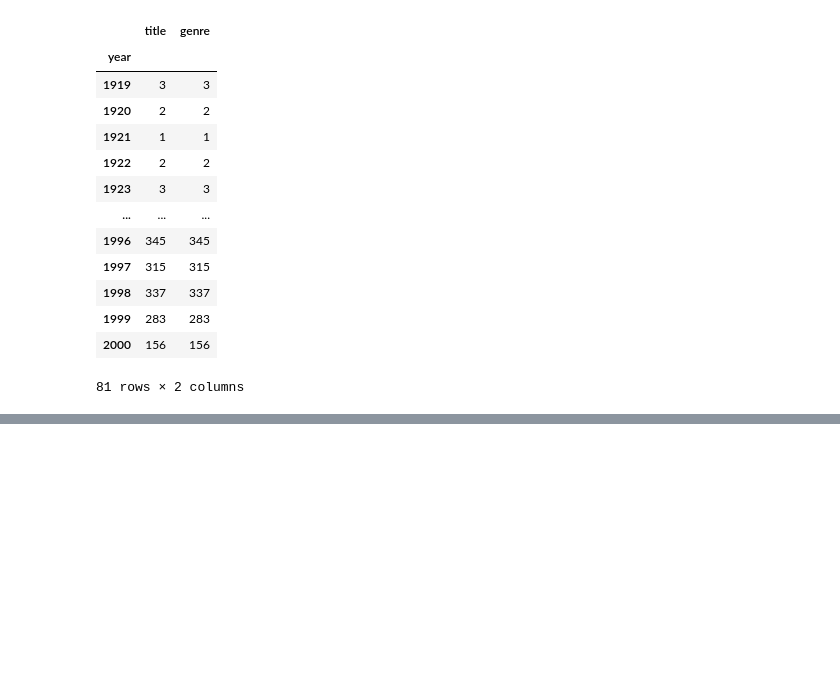
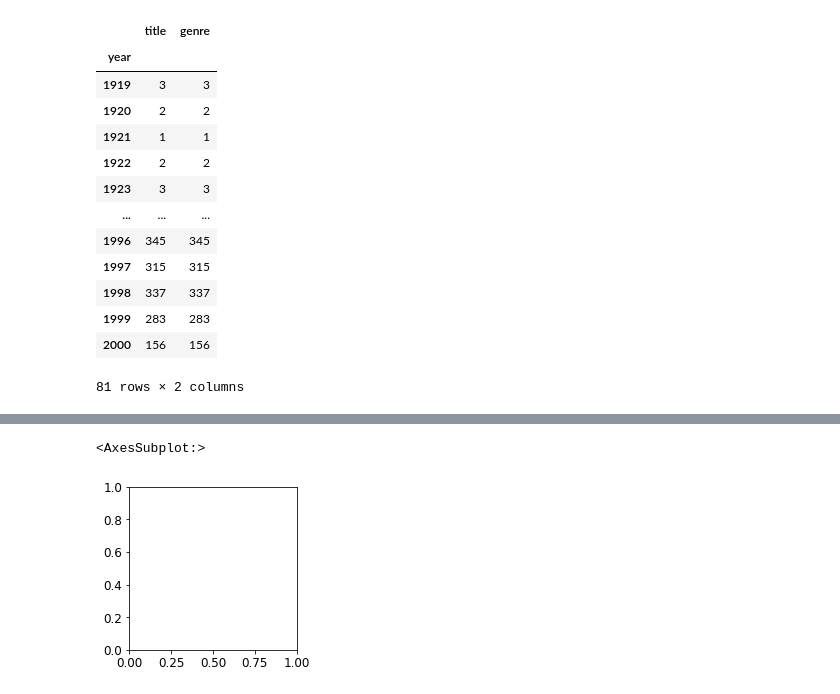
Before and after one commit to laurabersani/MLPNS_LBersani, a Jupyter notebook: MLPNS23_bootcamp.ipynb, the cells around one changed output, grey strips where cells are left out. Cells and saved outputs as stored; diff of their text form; code cells hidden in the pictures; blank space fills up the shorter version.

```diff
--- a/MLPNS23_bootcamp.ipynb
+++ b/MLPNS23_bootcamp.ipynb
@@ -436,0 +759,2 @@ Contare il numero
+# %%
+pl.rcParams
@@ -436,0 +779,3 @@ Contare il numero
+# %%
+pl.rcParams['font.size']=20 #per cambiare i parametri standard di pl.
+#oppure la funzione update
@@ -436,0 +788,8 @@ Contare il numero
+# %%
+pl.rcParams['font.size']=12
+# %%
+pl.figure(figsize=(3,3)).add_subplot(111) #111 oppure 1,1,1
+#il subplot è un set di assi, serve se volgio 2 grafici nella stessa fig. Gli 111 sono 1: riga, 1: colonna, 1: subplot a cui mi riferisco
+# %% [output]
+<AxesSubplot:>
+[figure, added]
```
Also changed, not shown: parts of 61 cells of this notebook.
